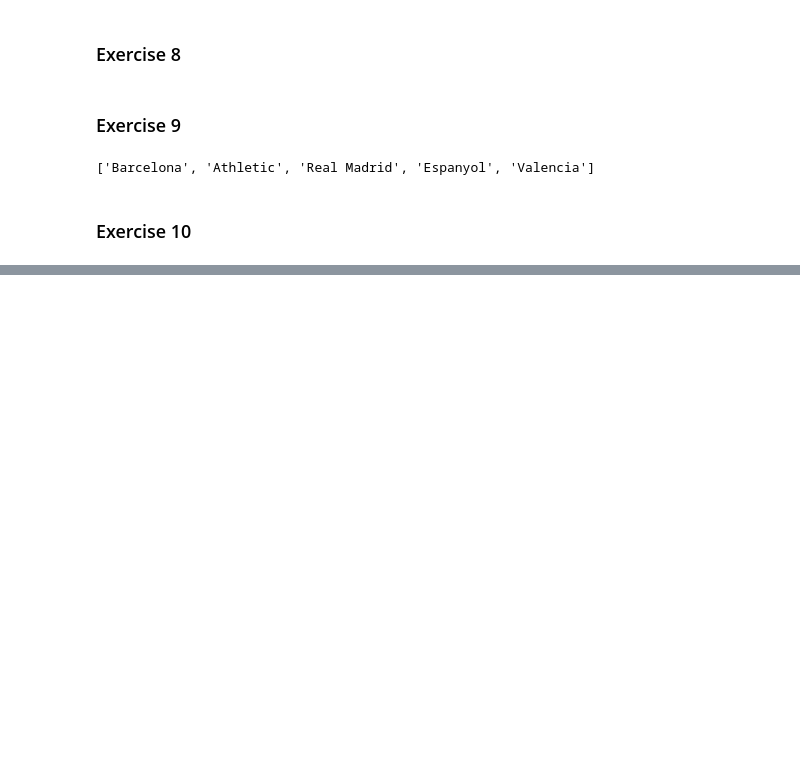
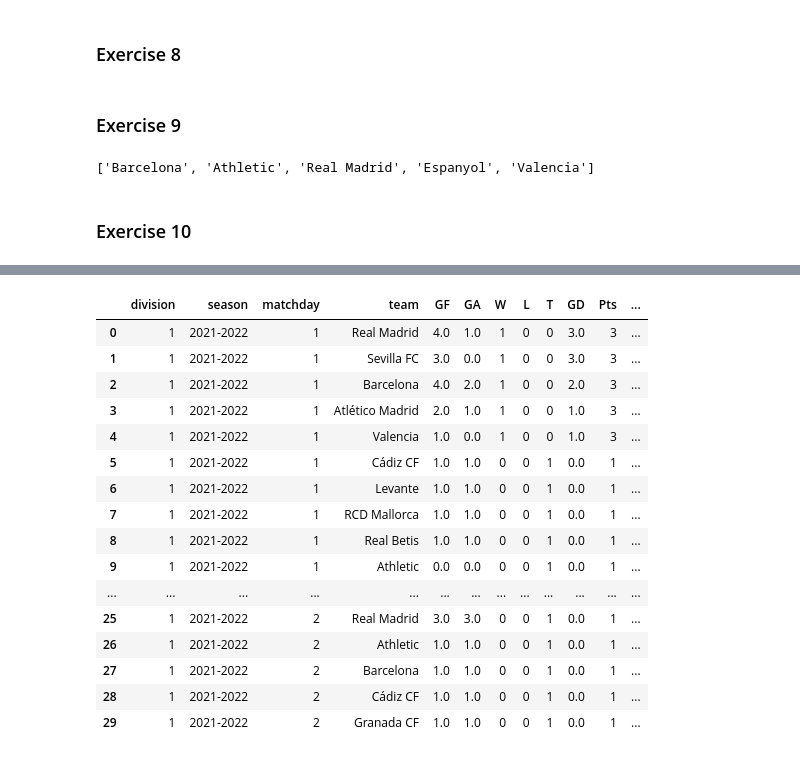
Before and after one commit to coders-unidas/la-quiniela, a Jupyter notebook: analysis/data_analysis.ipynb, the cells around one changed output, grey strips where cells are left out. Saved outputs shown, nothing was run; the diff lists cells and outputs as text; code cells hidden in the pictures; blank space fills up the shorter version.

```diff
--- a/analysis/data_analysis.ipynb
+++ b/analysis/data_analysis.ipynb
@@ -475,0 +474,61 @@ list_elevator_teams = df_top5_elevator_teams['home_team'].tolist()
+# %%
+df['Winner'] = np.where(df['score_home_team'] > df['score_away_team'],1,np.where(df['score_home_team'] < df['score_away_team'],0,-1))
+
+df_class_home = df.groupby(['division', 'season', 'matchday', 'home_team']).agg(
+    GF = pd.NamedAgg(column='score_home_team', aggfunc='sum'),
+    GA = pd.NamedAgg(column='score_away_team', aggfunc='sum'),
+    W = pd.NamedAgg(column='Winner', aggfunc=func_home_wins),
+    L = pd.NamedAgg(column='Winner', aggfunc=func_away_wins),
+    T = pd.NamedAgg(column='Winner', aggfunc=func_tie)
+    ).reset_index()
+df_class_away = df.groupby(['division', 'season', 'matchday', 'away_team']).agg(
+    GF = pd.NamedAgg(column='score_away_team', aggfunc='sum'),
+    GA = pd.NamedAgg(column='score_home_team', aggfunc='sum'),
+    W = pd.NamedAgg(column='Winner', aggfunc=func_away_wins),
+    L = pd.NamedAgg(column='Winner', aggfunc=func_home_wins),
+    T = pd.NamedAgg(column='Winner', aggfunc=func_tie)
+    ).reset_index()
+
+df_class_away.rename(columns={'away_team':'team'}, inplace=True)
+df_class_home.rename(columns={'home_team':'team'}, inplace=True)
+
+df_classifiaction = df_class_away.merge(df_class_home,how='outer')
+df_classifiaction=df_classifiaction.groupby(['division', 'season', 'matchday', 'team']).sum().reset_index()
+
+df_classifiaction['GD'] = df_classifiaction['GF'] - df_classifiaction['GA']
+df_classifiaction['Pts'] = (df_classifiaction['W']) * 3 + df_classifiaction['T']
+
+df_classifiaction['year_of_start']=df_classifiaction['season'].str.split("-").str[0].astype(int)
+df_classifiaction_ordered = df_classifiaction.sort_values(by=['year_of_start'], ascending=False)
+
+df_classifiaction_ordered=df_classifiaction.sort_values(by=['year_of_start','division'],ascending=[False,True])
+df_classifiaction_ordered=df_classifiaction.sort_values(by=['year_of_start','division','matchday'], ascending=[False,True,True])
+df_classifiaction_ordered=df_classifiaction.sort_values(by=['year_of_start','division','matchday', 'Pts'],ascending=[False,True,True,False])
+df_classifiaction_ordered=df_classifiaction.sort_values(by=['year_of_start','division','matchday', 'Pts','GD'],ascending=[False,True,True,False,False])
+df_classifiaction_ordered=df_classifiaction.sort_values(by=['year_of_start','division','matchday', 'Pts', 'GD', 'GF'],ascending=[False,True,True,False,False,False])
+
+
+df_classifiaction_ordered=df_classifiaction_ordered.reset_index(drop=True)
+df_classifiaction_ordered['Rank']=df_classifiaction_ordered.groupby(['year_of_start', 'matchday','division']).cumcount()+1
+df_final_classification_ordered=df_classifiaction_ordered.drop(columns=['year_of_start'])
+
+df_final_classification_ordered.head(30)
+#df_final_classification_ordered.to_excel('SeasonStandings.xlsx')
+# %% [output]
+|  | division | season | matchday | team | GF | GA | W | L | T | GD | Pts | ... |
+| 0 | 1 | 2021-2022 | 1 | Real Madrid | 4.0 | 1.0 | 1 | 0 | 0 | 3.0 | 3 | ... |
+| 1 | 1 | 2021-2022 | 1 | Sevilla FC | 3.0 | 0.0 | 1 | 0 | 0 | 3.0 | 3 | ... |
+| 2 | 1 | 2021-2022 | 1 | Barcelona | 4.0 | 2.0 | 1 | 0 | 0 | 2.0 | 3 | ... |
+| 3 | 1 | 2021-2022 | 1 | Atlético Madrid | 2.0 | 1.0 | 1 | 0 | 0 | 1.0 | 3 | ... |
+| 4 | 1 | 2021-2022 | 1 | Valencia | 1.0 | 0.0 | 1 | 0 | 0 | 1.0 | 3 | ... |
+| 5 | 1 | 2021-2022 | 1 | Cádiz CF | 1.0 | 1.0 | 0 | 0 | 1 | 0.0 | 1 | ... |
+| 6 | 1 | 2021-2022 | 1 | Levante | 1.0 | 1.0 | 0 | 0 | 1 | 0.0 | 1 | ... |
+| 7 | 1 | 2021-2022 | 1 | RCD Mallorca | 1.0 | 1.0 | 0 | 0 | 1 | 0.0 | 1 | ... |
+| 8 | 1 | 2021-2022 | 1 | Real Betis | 1.0 | 1.0 | 0 | 0 | 1 | 0.0 | 1 | ... |
+| 9 | 1 | 2021-2022 | 1 | Athletic | 0.0 | 0.0 | 0 | 0 | 1 | 0.0 | 1 | ... |
+| ... | ... | ... | ... | ... | ... | ... | ... | ... | ... | ... | ... | ... |
+| 25 | 1 | 2021-2022 | 2 | Real Madrid | 3.0 | 3.0 | 0 | 0 | 1 | 0.0 | 1 | ... |
+| 26 | 1 | 2021-2022 | 2 | Athletic | 1.0 | 1.0 | 0 | 0 | 1 | 0.0 | 1 | ... |
+| 27 | 1 | 2021-2022 | 2 | Barcelona | 1.0 | 1.0 | 0 | 0 | 1 | 0.0 | 1 | ... |
+| 28 | 1 | 2021-2022 | 2 | Cádiz CF | 1.0 | 1.0 | 0 | 0 | 1 | 0.0 | 1 | ... |
+| 29 | 1 | 2021-2022 | 2 | Granada CF | 1.0 | 1.0 | 0 | 0 | 1 | 0.0 | 1 | ... |
```
Also changed, not shown: parts of 3 cells of this notebook, 1 other file.
